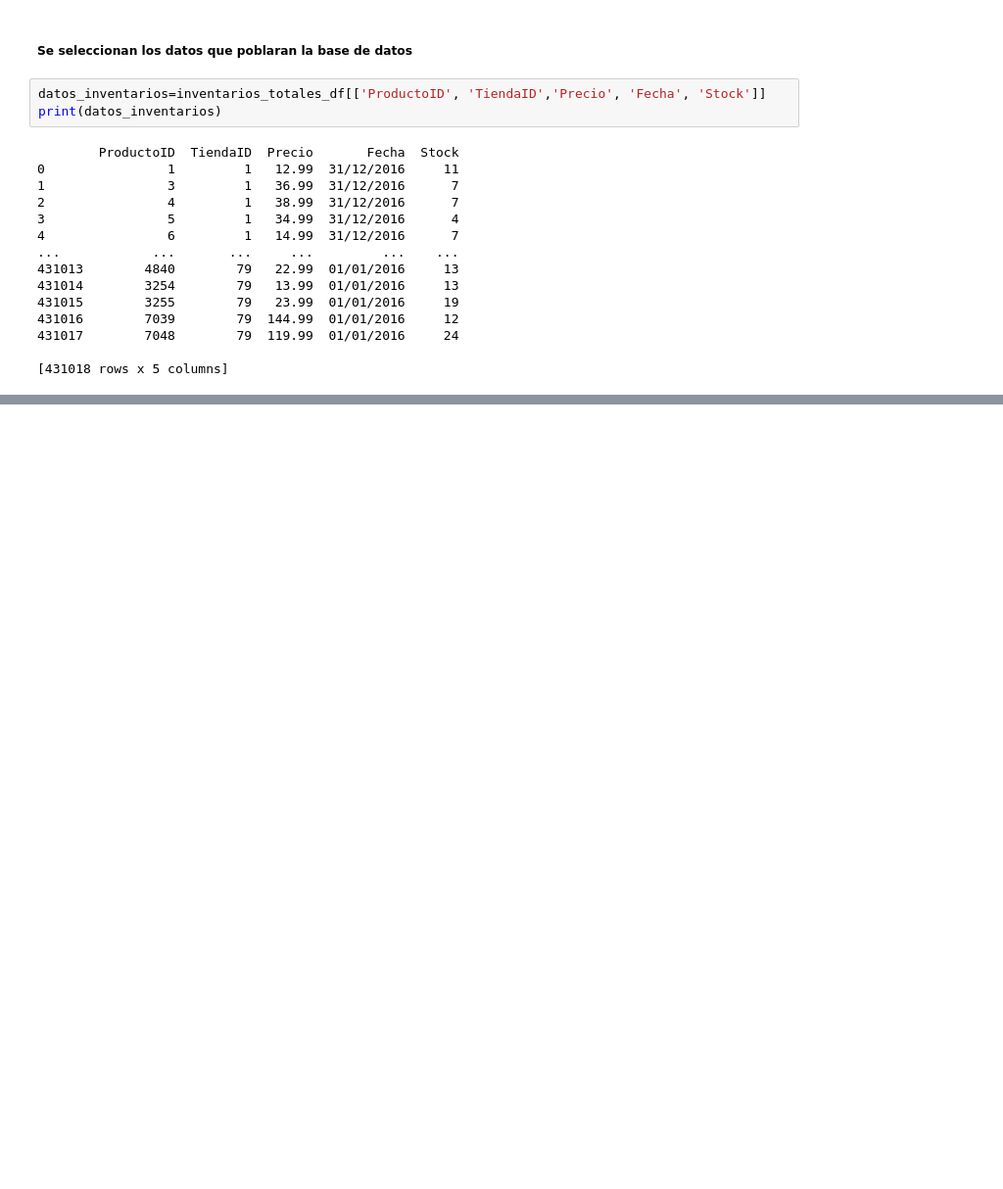
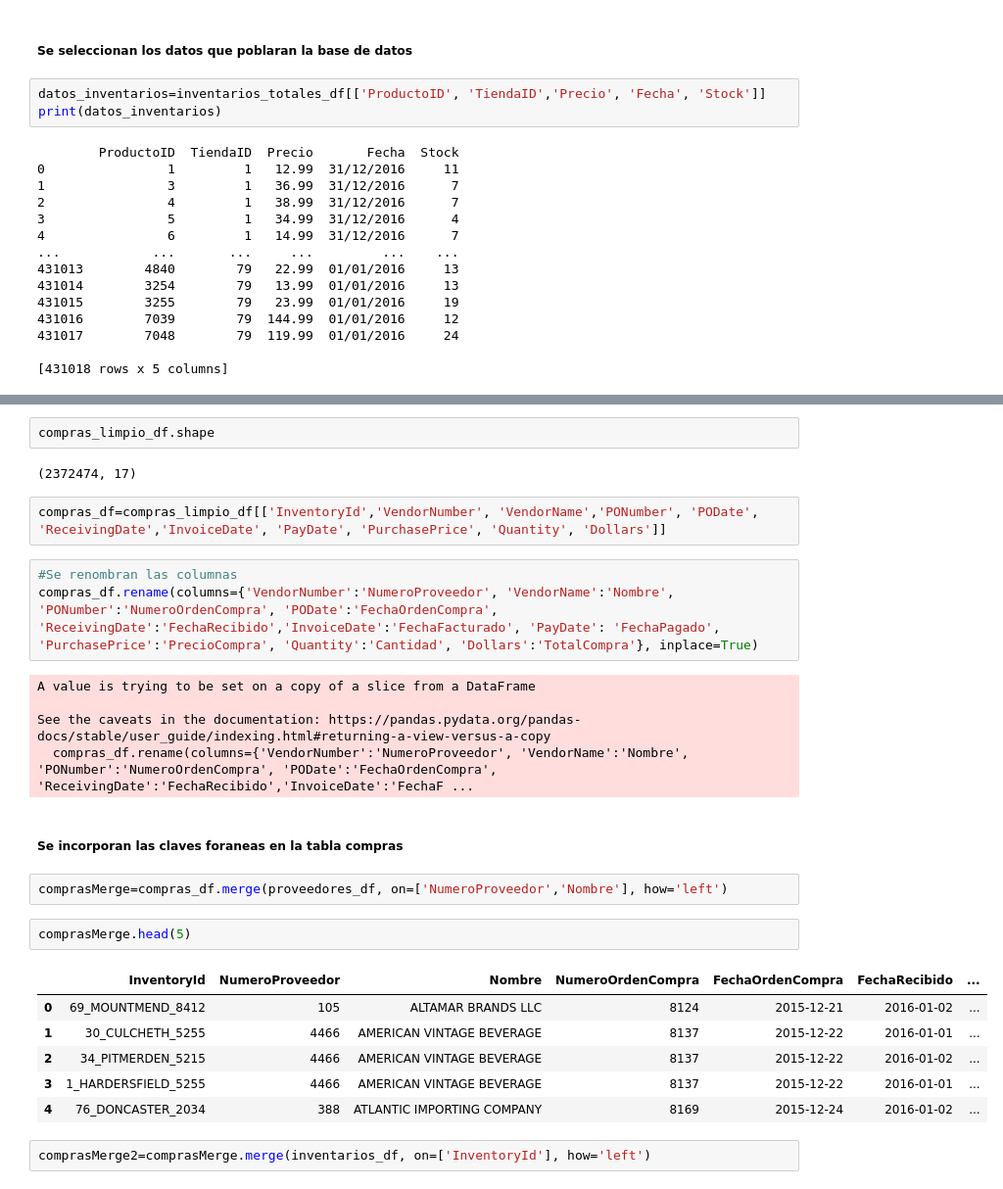
Before and after one commit to jorgelqc/DrikingTeam, a Jupyter notebook: ConexionBaseDatos/Conexion a la Base de Datos.ipynb, the cells around one changed output, grey strips where cells are left out. Shown at 98% size. Cells and saved outputs as stored; diff of their text form; blank space fills up the shorter version.

```diff
--- a/ConexionBaseDatos/Conexion a la Base de Datos.ipynb
+++ b/ConexionBaseDatos/Conexion a la Base de Datos.ipynb
@@ -683,0 +773,29 @@ print(datos_inventarios)
+# %%
+compras_limpio_df.shape
+# %% [output]
+(2372474, 17)
+# %%
+compras_df=compras_limpio_df[['InventoryId','VendorNumber', 'VendorName','PONumber', 'PODate', 'ReceivingDate','InvoiceDate', 'PayDate', 'PurchasePrice', 'Quantity', 'Dollars']]
+# %%
+#Se renombran las columnas
+compras_df.rename(columns={'VendorNumber':'NumeroProveedor', 'VendorName':'Nombre', 'PONumber':'NumeroOrdenCompra', 'PODate':'FechaOrdenCompra', 'ReceivingDate':'FechaRecibido','InvoiceDate':'FechaFacturado', 'PayDate': 'FechaPagado', 'PurchasePrice':'PrecioCompra', 'Quantity':'Cantidad', 'Dollars':'TotalCompra'}, inplace=True)
+# %% [output]
+A value is trying to be set on a copy of a slice from a DataFrame
+
+See the caveats in the documentation: https://pandas.pydata.org/pandas-docs/stable/user_guide/indexing.html#returning-a-view-versus-a-copy
+  compras_df.rename(columns={'VendorNumber':'NumeroProveedor', 'VendorName':'Nombre', 'PONumber':'NumeroOrdenCompra', 'PODate':'FechaOrdenCompra', 'ReceivingDate':'FechaRecibido','InvoiceDate':'FechaF ...
+# %% [markdown]
+##### Se incorporan las claves foraneas en la tabla compras
+# %%
+comprasMerge=compras_df.merge(proveedores_df, on=['NumeroProveedor','Nombre'], how='left')
+# %%
+comprasMerge.head(5)
+# %% [output]
+|  | InventoryId | NumeroProveedor | Nombre | NumeroOrdenCompra | FechaOrdenCompra | FechaRecibido | ... |
+| 0 | 69_MOUNTMEND_8412 | 105 | ALTAMAR BRANDS LLC | 8124 | 2015-12-21 | 2016-01-02 | ... |
+| 1 | 30_CULCHETH_5255 | 4466 | AMERICAN VINTAGE BEVERAGE | 8137 | 2015-12-22 | 2016-01-01 | ... |
+| 2 | 34_PITMERDEN_5215 | 4466 | AMERICAN VINTAGE BEVERAGE | 8137 | 2015-12-22 | 2016-01-02 | ... |
+| 3 | 1_HARDERSFIELD_5255 | 4466 | AMERICAN VINTAGE BEVERAGE | 8137 | 2015-12-22 | 2016-01-01 | ... |
+| 4 | 76_DONCASTER_2034 | 388 | ATLANTIC IMPORTING COMPANY | 8169 | 2015-12-24 | 2016-01-02 | ... |
+# %%
+comprasMerge2=comprasMerge.merge(inventarios_df, on=['InventoryId'], how='left')
```
Also changed, not shown: parts of 29 cells of this notebook.
